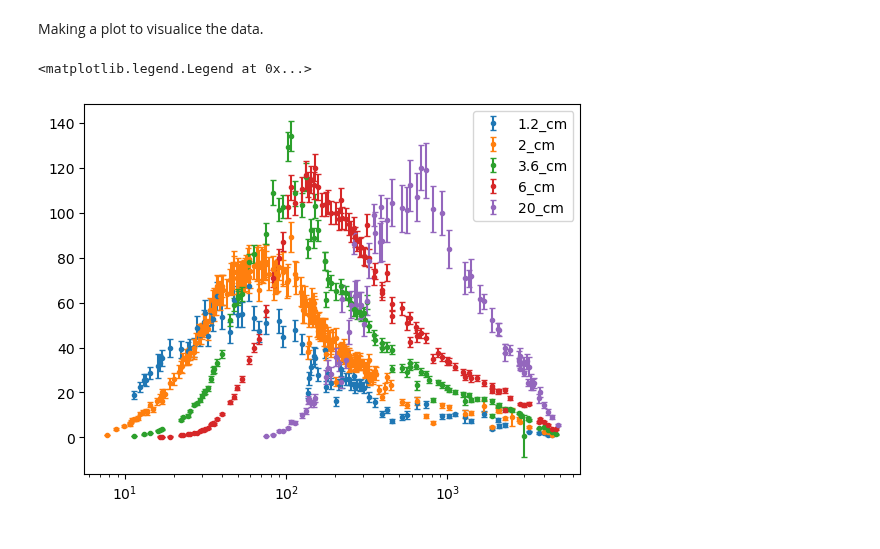
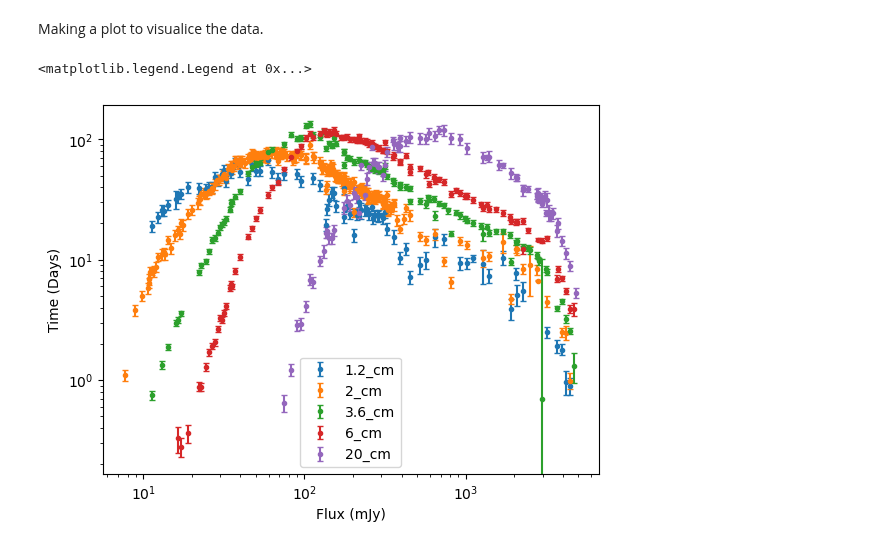
Before and after one commit to Camachoadri/JAEICU2024, a Jupyter notebook: Supernova SN1993J/SN1993J_Synchrotron.ipynb, the cells around one changed output. Cells and saved outputs as stored; diff of their text form; code cells hidden in the pictures.

Commit message:
Image with log log and titles

```diff
--- a/Supernova SN1993J/SN1993J_Synchrotron.ipynb
+++ b/Supernova SN1993J/SN1993J_Synchrotron.ipynb
@@ -66,8 +66,11 @@ Making a plot to visualice the data.
 # %%
 for wavelenght in data:
     plt.errorbar(wavelenght[1].Days, wavelenght[1].Flux, yerr=wavelenght[1].Error, fmt = '.', capsize=2, label= f'{wavelenght[0]}')
 plt.xscale("log")
+plt.yscale("log")
+plt.xlabel("Flux (mJy)")
+plt.ylabel("Time (Days)")
 plt.legend()
 # %% [output]
 <matplotlib.legend.Legend at 0x...>
-[figure, old version]
+[figure, new version]
```
Also changed, not shown: 1 other file.
